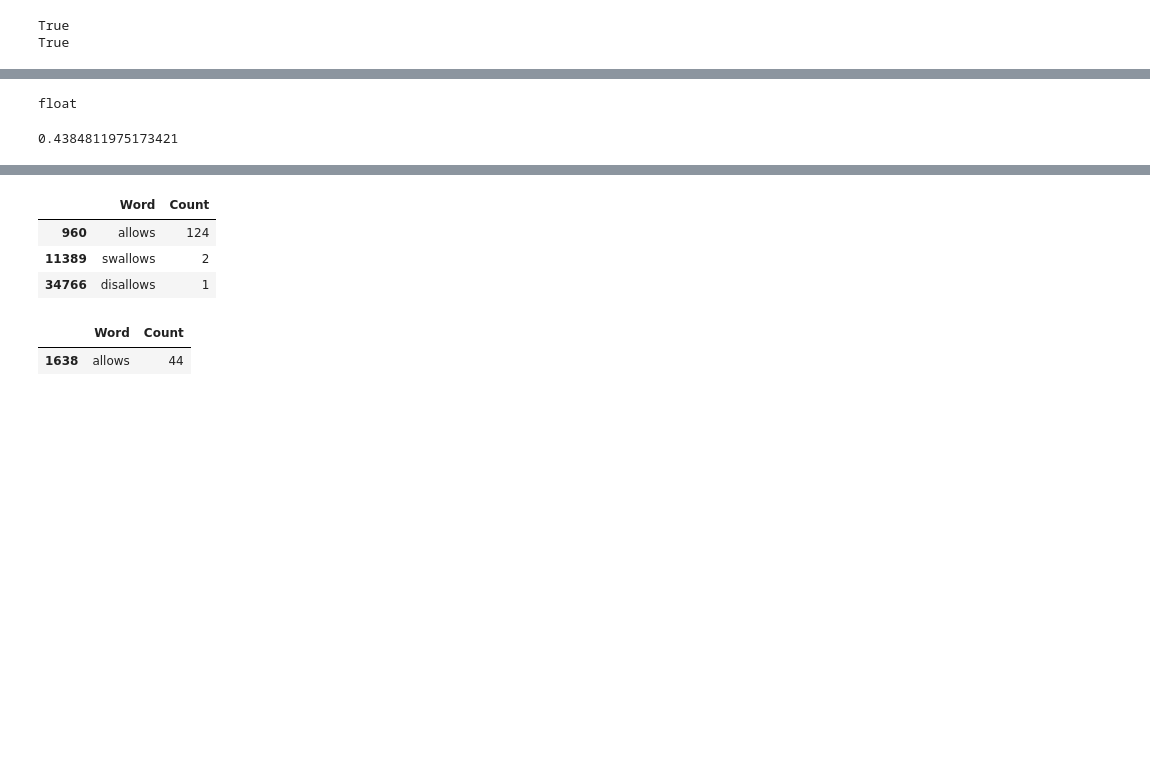
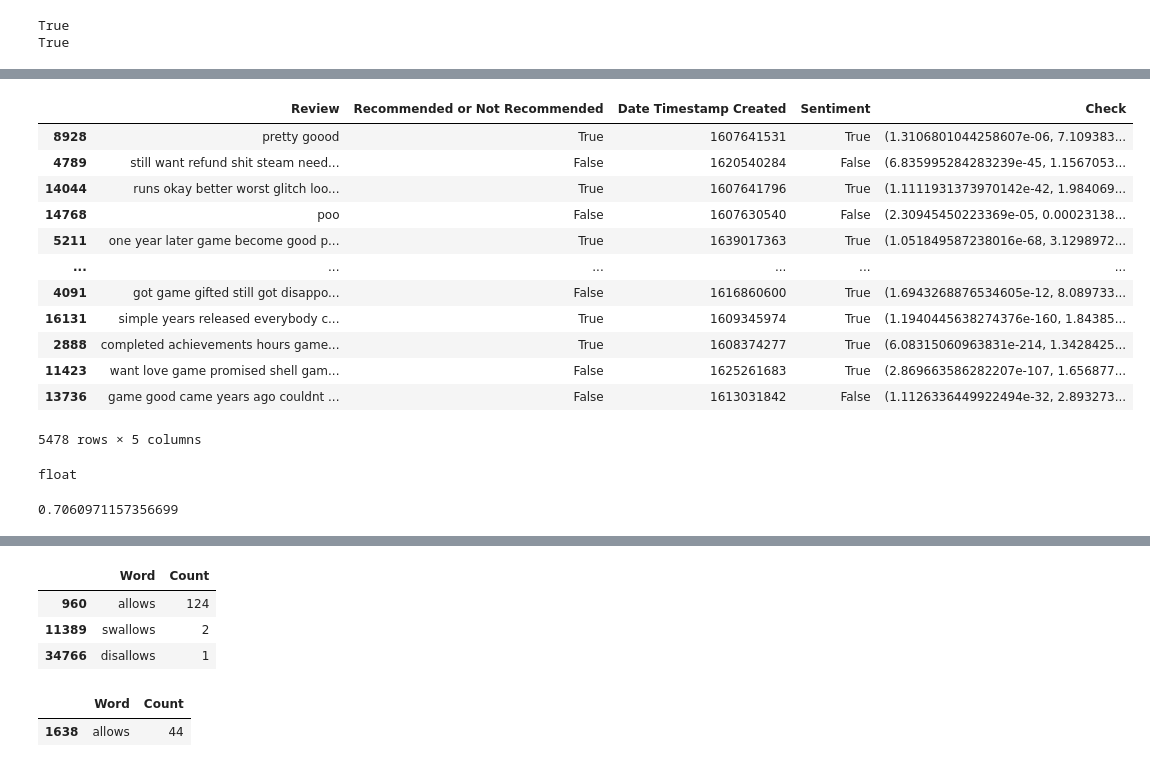
Before and after one commit to nogibjj/NLP-CP2077-Sentiment-Analysis, a Jupyter notebook: B_Data_Cleaning/cleaning.ipynb, the cells around one changed output, grey strips where cells are left out. Drawn from its saved outputs; the diff is of its cells as text; code cells hidden in the pictures; blank space fills up the shorter version.

```diff
--- a/B_Data_Cleaning/cleaning.ipynb
+++ b/B_Data_Cleaning/cleaning.ipynb
@@ -311,7 +312,8 @@ def define_sentiment(element,test=False):
 
         prob_of_class = df_choices[0]/full_shape
 
-        score = 1 * prob_of_class
+        # score = 1 * prob_of_class
+        score = 0.1
 
         for i in element.split():
 
@@ -423,4 +425,20 @@ Check                             float64
 dtype: object
+# %%
+test
+# %% [output]
+|  | Review | Recommended or Not Recommended | Date Timestamp Created | Sentiment | Check |
+| 8928 | pretty goood | True | 1607641531 | True | (1.3106801044258607e-06, 7.109383... |
+| 4789 | still want refund shit steam need... | False | 1620540284 | False | (6.835995284283239e-45, 1.1567053... |
+| 14044 | runs okay better worst glitch loo... | True | 1607641796 | True | (1.1111931373970142e-42, 1.984069... |
+| 14768 | poo | False | 1607630540 | False | (2.30945450223369e-05, 0.00023138... |
+| 5211 | one year later game become good p... | True | 1639017363 | True | (1.051849587238016e-68, 3.1298972... |
+| ... | ... | ... | ... | ... | ... |
+| 4091 | got game gifted still got disappo... | False | 1616860600 | True | (1.6943268876534605e-12, 8.089733... |
+| 16131 | simple years released everybody c... | True | 1609345974 | True | (1.1940445638274376e-160, 1.84385... |
+| 2888 | completed achievements hours game... | True | 1608374277 | True | (6.08315060963831e-214, 1.3428425... |
+| 11423 | want love game promised shell gam... | False | 1625261683 | True | (2.869663586282207e-107, 1.656877... |
+| 13736 | game good came years ago couldnt ... | False | 1613031842 | False | (1.1126336449922494e-32, 2.893273... |
+5478 rows × 5 columns
 # %%
 type(bow_recom_dict['poo'])
 # %% [output]
@@ -428,4 +446,4 @@ float
 # %%
 sum(test['Recommended or Not Recommended'] == test['Sentiment'])/test.shape[0]
 # %% [output]
-0.4384811975173421
+0.7060971157356699
```
Also changed, not shown: parts of 5 cells of this notebook.
